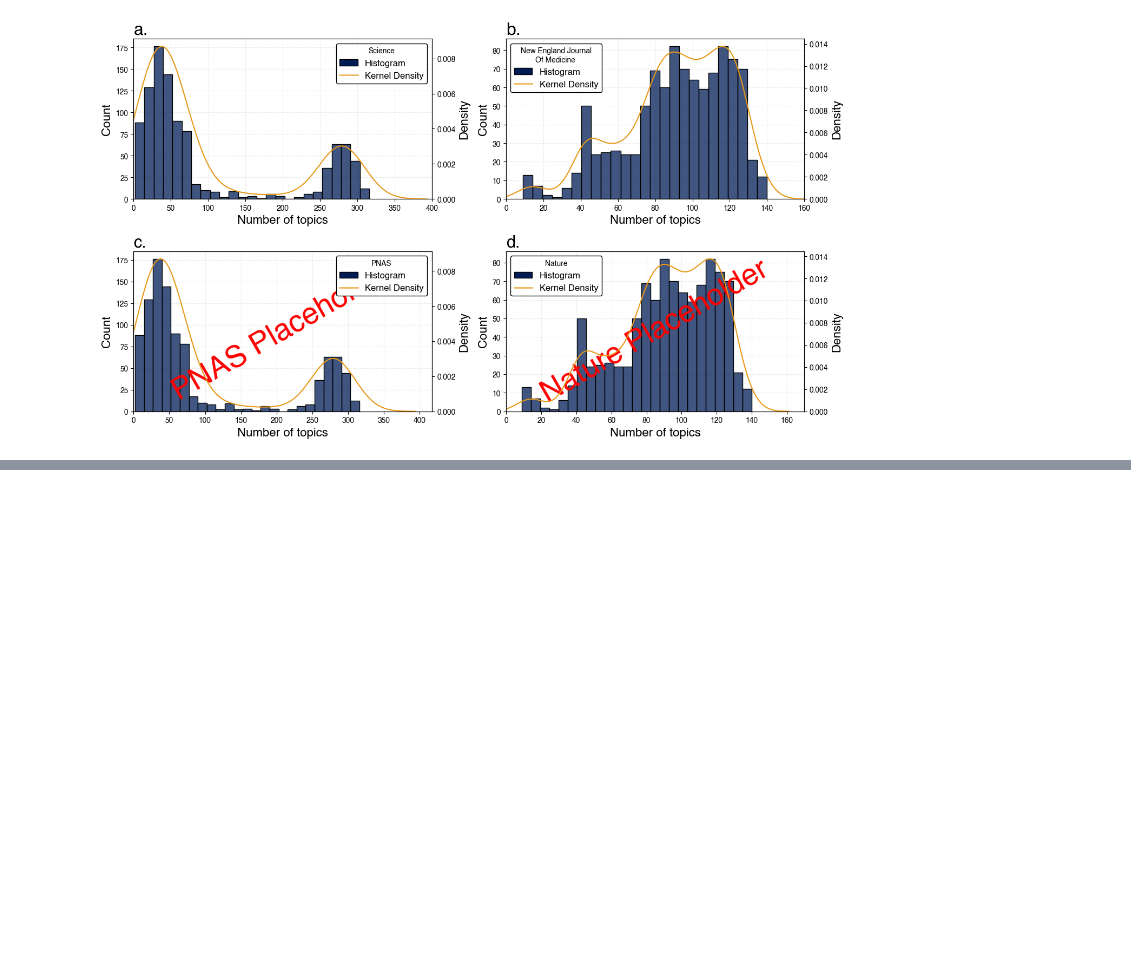
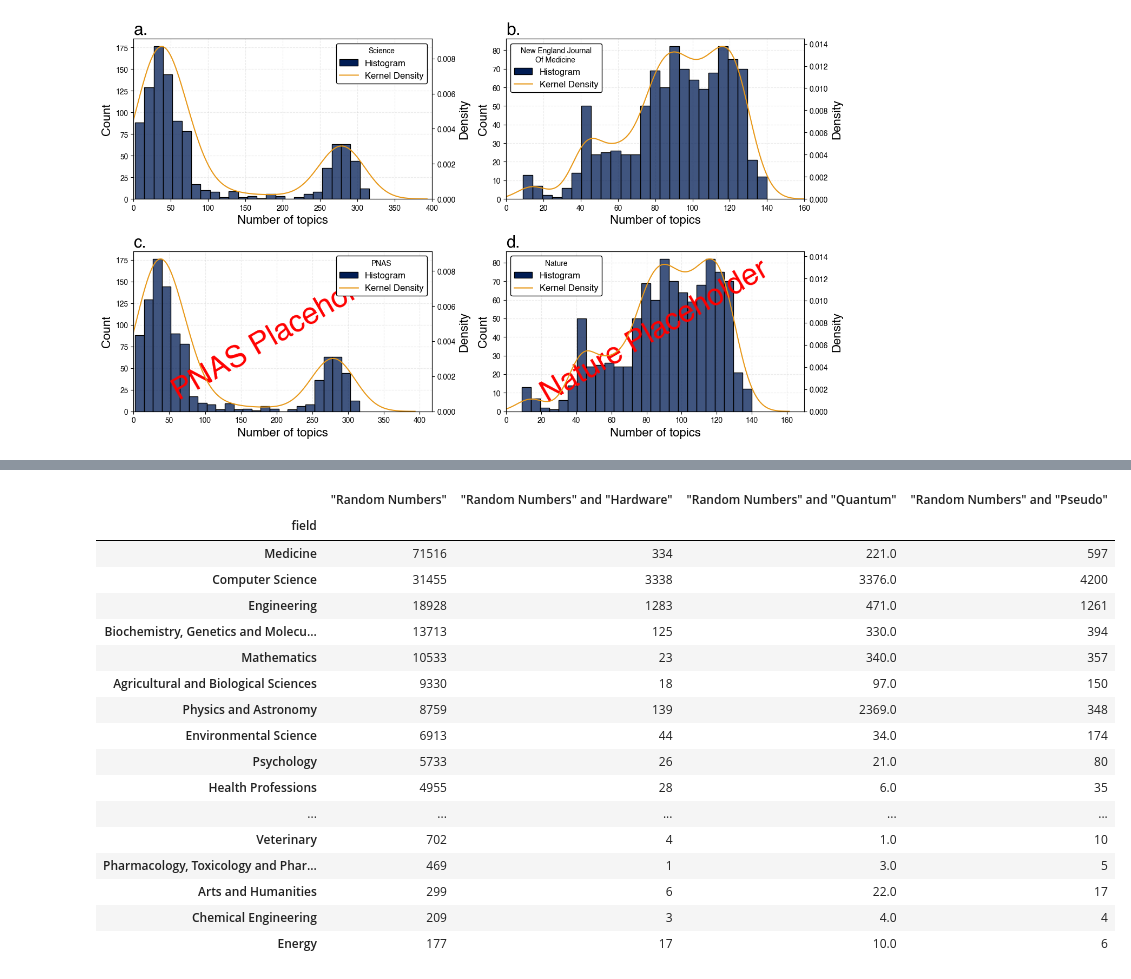
Before and after one commit to crahal/seeds, a Jupyter notebook: src/visualisation_notebook.ipynb, the cells around one changed output, grey strips where cells are left out. Saved outputs shown, nothing was run; the diff lists cells and outputs as text; code cells hidden in the pictures; blank space fills up the shorter version.

```diff
--- a/src/visualisation_notebook.ipynb
+++ b/src/visualisation_notebook.ipynb
@@ -151,0 +180,21 @@ Please don't hesitate to get in contact with any other examples which you can th
+# %%
+make_table(df_rng, df_hrng, df_qrng, df_prng, 'field')
+# %% [output]
+|  | "Random Numbers" | "Random Numbers" and "Hardware" | "Random Numbers" and "Quantum" | "Random Numbers" and "Pseudo" |
+| field |  |  |  |  |
+| Medicine | 71516 | 334 | 221.0 | 597 |
+| Computer Science | 31455 | 3338 | 3376.0 | 4200 |
+| Engineering | 18928 | 1283 | 471.0 | 1261 |
+| Biochemistry, Genetics and Molecu... | 13713 | 125 | 330.0 | 394 |
+| Mathematics | 10533 | 23 | 340.0 | 357 |
+| Agricultural and Biological Sciences | 9330 | 18 | 97.0 | 150 |
+| Physics and Astronomy | 8759 | 139 | 2369.0 | 348 |
+| Environmental Science | 6913 | 44 | 34.0 | 174 |
+| Psychology | 5733 | 26 | 21.0 | 80 |
+| Health Professions | 4955 | 28 | 6.0 | 35 |
+| ... | ... | ... | ... | ... |
+| Veterinary | 702 | 4 | 1.0 | 10 |
+| Pharmacology, Toxicology and Phar... | 469 | 1 | 3.0 | 5 |
+| Arts and Humanities | 299 | 6 | 22.0 | 17 |
+| Chemical Engineering | 209 | 3 | 4.0 | 4 |
+| Energy | 177 | 17 | 10.0 | 6 |
```
Also changed, not shown: parts of 8 cells of this notebook, 1 other file.
